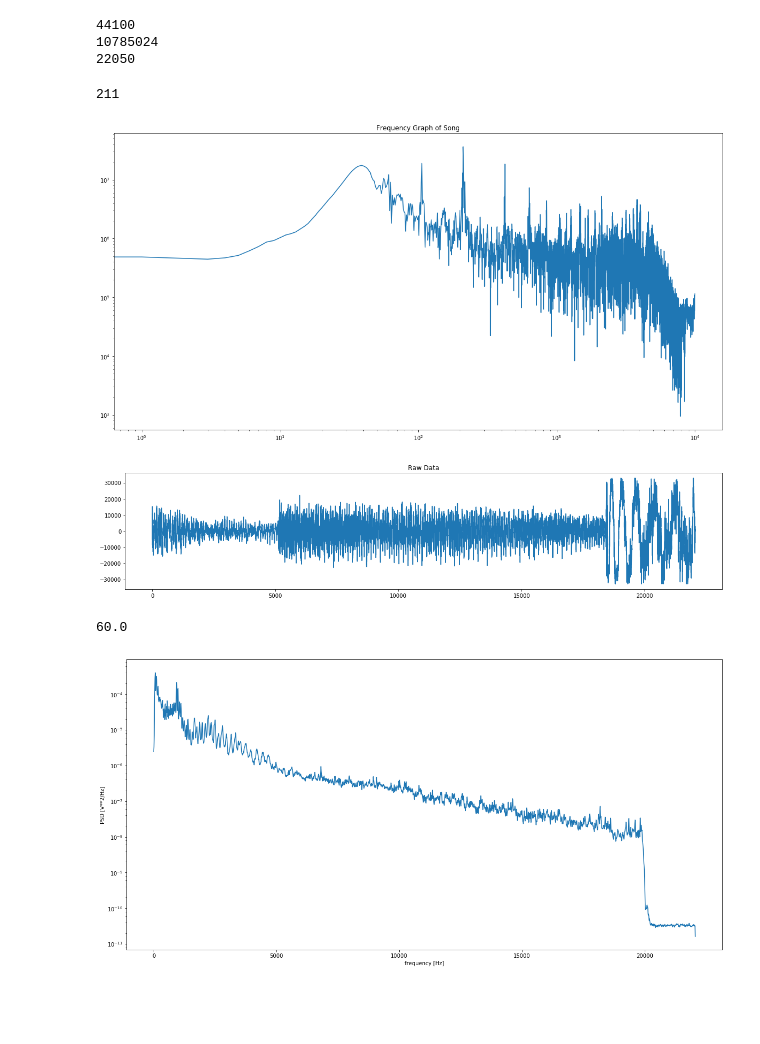
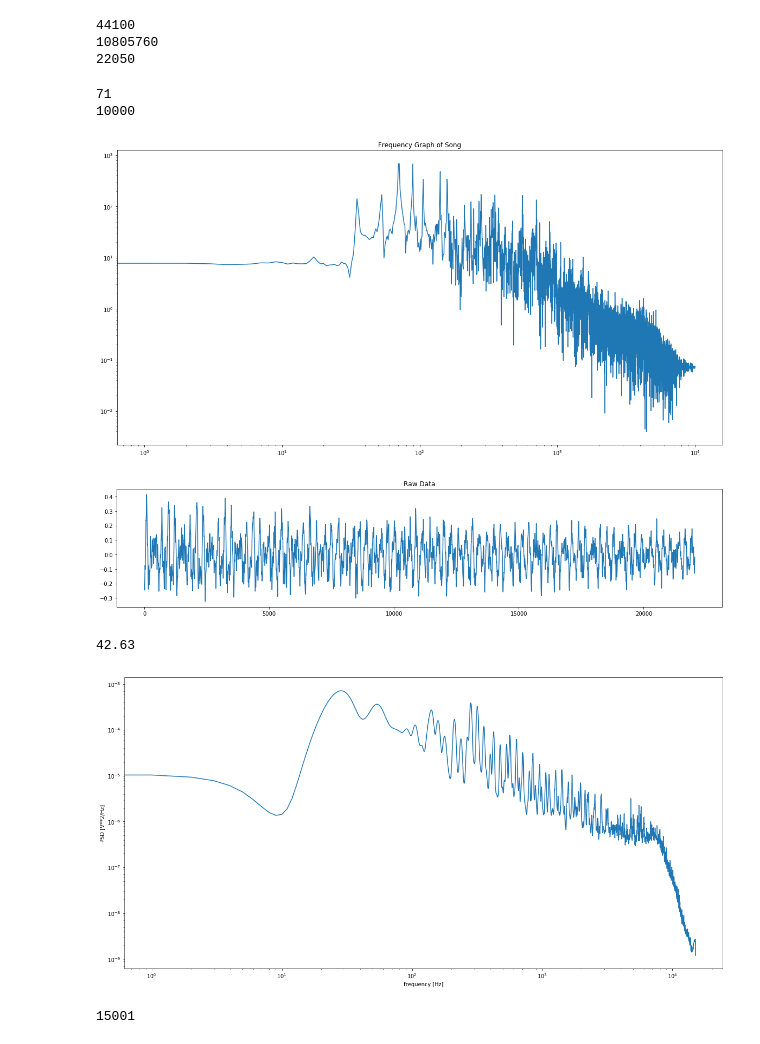
Before and after one commit to jonfung/mp3-fft, a Jupyter notebook: nb.ipynb, the cells around one changed output. Saved outputs shown, nothing was run; the diff lists cells and outputs as text; code cells hidden in the pictures; blank space fills up the shorter version.

```diff
--- a/nb.ipynb
+++ b/nb.ipynb
@@ -33,7 +34,7 @@ def fft (data, intervalSize, rangeofFreq):
     return fftpack.fft(chunked, rangeofFreq), interv
 # %%
 ### load the data, perform FFT.
-freq, data = loadData('input.wav')
+freq, data = loadData('closer.wav')
 sample_rate = 20000
 
 def toRealFreq(f):
@@ -48,7 +49,7 @@ result, randInterval = fft(data, freq // 2, sample_rate)
 print(freq // 2)
 # %% [output]
 44100
-10785024
+10805760
 22050
 # %%
 #Take first half because conjugate symmetry. Range of human hearing is 0 to 150000.
@@ -56,6 +57,7 @@ magnitudes = [np.absolute(y) for y in result[0:len(result) // 2]]
 phase = [np.angle(y) for y in result[0:len(result) // 2]]
 
 print(magnitudes.index(max(magnitudes)))
+print(len(magnitudes))
 
 plt.figure(figsize=(20, 10))
 plt.xscale('log');plt.yscale('log');plt.title("Frequency Graph of Song");
@@ -72,17 +74,26 @@ plt.title("Raw Data")
 plt.plot(data[randInterval[0]:randInterval[1]])
 plt.show()
 # %% [output]
-211
+71
+10000
-[figure, old version]
+[figure, new version]
-[figure, old version]
+[figure, new version]
 # %%
-f, Pxx_den = signal.welch(data, freq, nperseg=freq // 10)
+# f, Pxx_den = signal.welch(data, freq, nperseg=freq // 10)
+f, Pxx_den = signal.welch(data, freq, nperseg = freq // 10, nfft = 30000)
 print(f[Pxx_den.argmax()])
 plt.figure(figsize=(20, 10))
-plt.semilogy(f, Pxx_den)
+# plt.loglog(f, Pxx_den)
+plt.xscale('log')
+plt.yscale('log')
 plt.xlabel('frequency [Hz]')
 plt.ylabel('PSD [V**2/Hz]')
+plt.plot(Pxx_den)
 plt.show()
+
+powvals = Pxx_den
+print(len(Pxx_den))
 # %% [output]
-60.0
+42.63
-[figure, old version]
+[figure, new version]
+15001
```
Also changed, not shown: parts of 13 cells of this notebook.
